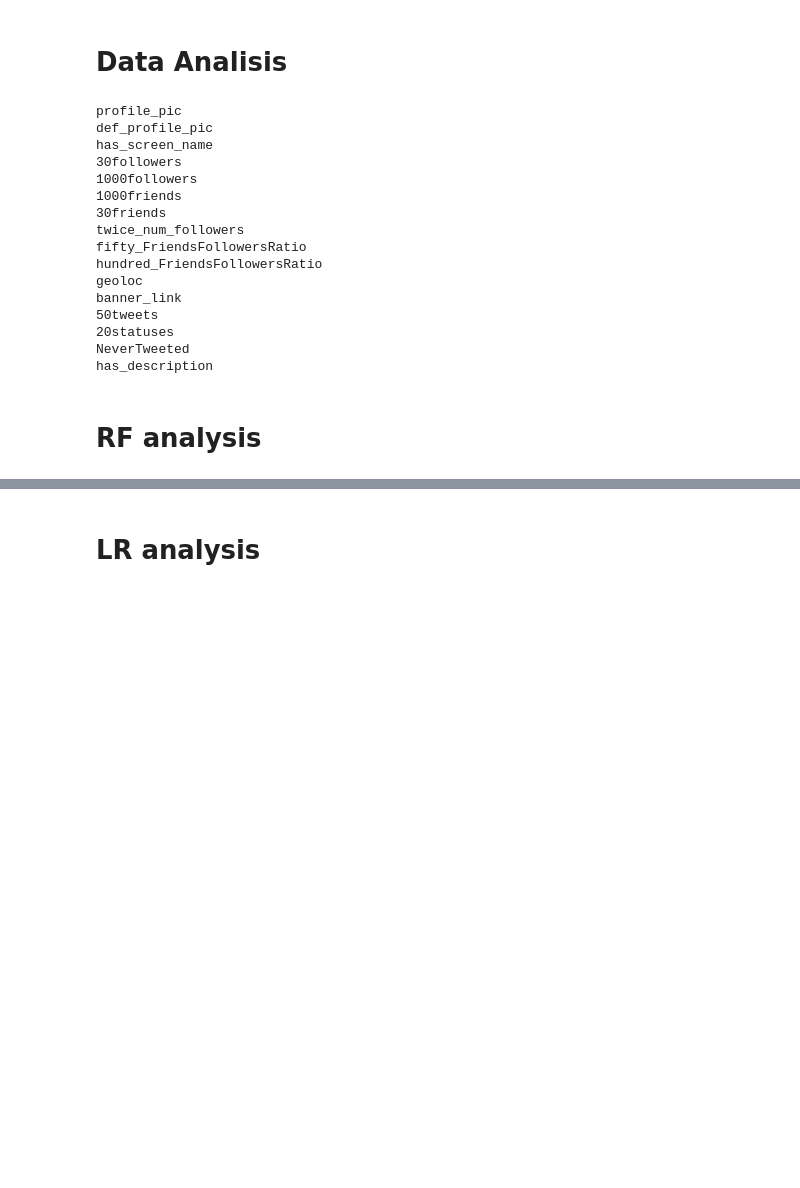
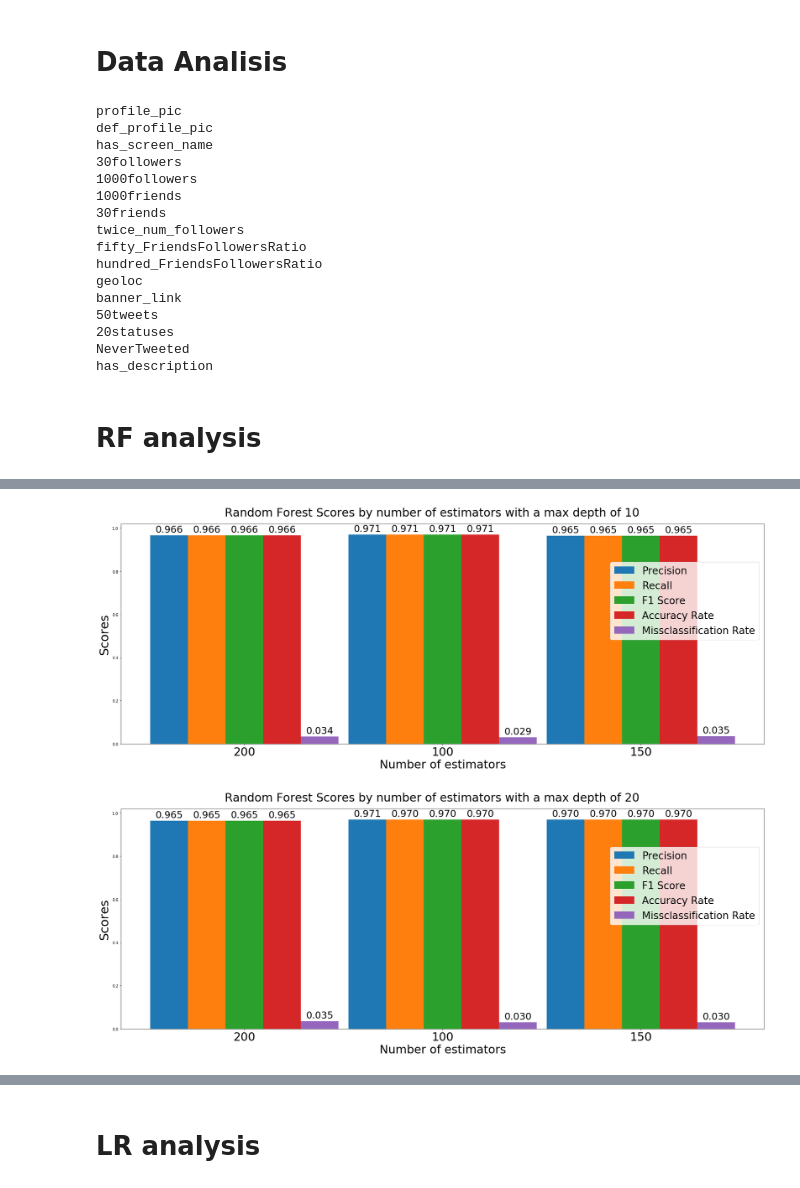
Before and after one commit to toful/BotDetector, a Jupyter notebook: src/DataAnalisis.ipynb, the cells around one changed output, grey strips where cells are left out. Saved outputs shown, nothing was run; the diff lists cells and outputs as text; code cells hidden in the pictures; blank space fills up the shorter version.

```diff
--- a/src/DataAnalisis.ipynb
+++ b/src/DataAnalisis.ipynb
@@ -39,10 +39,5 @@ df_list += [ shuffle( pd.concat( [ real, fakeFollowers ], sort=False ) ) ]
 df_list += [ shuffle( pd.concat( [ real, socialSpamBots1, socialSpamBots2, socialSpamBots3 ], sort=False ) ) ]
 df_list += [ shuffle( pd.concat( [ real, fakeFollowers, socialSpamBots1, socialSpamBots2, socialSpamBots3 ], sort=False ) ) ]
 
-fakeFollowers['knownbot'] = 2
-df_list += [ shuffle( pd.concat( [ real, fakeFollowers, socialSpamBots1, socialSpamBots2, socialSpamBots3 ], sort=False ) ) ]
-#df = shuffle( df )
-#print df.head()
-#print df.info()
 
 os.chdir( path )
@@ -162,13 +166,12 @@ has_description
 # %% [markdown]
 # RF analysis
 # %%
-def train_model( X, y, name ):
+def train_model_v0( X, y, name ):
     num_cv_iterations = 3
     num_instances = len(y)
     cv_object = ShuffleSplit( n_splits=num_cv_iterations, test_size = 0.2 )
 
     # first we create a reusable logisitic regression and random forest objects
-    lr_clf = LogisticRegression( penalty='l2', C=1.0, class_weight=None ) # get object
     rf_clf = RandomForestClassifier(n_estimators=100, max_depth=10, random_state=0)
 
     iter_num=0
@@ -208,5 +252,11 @@ def train_model( X, y, name ):
 # %%
 names = [ 'fakeFollowers', 'spamBots', 'mix' ]
+results={}
+results2={}
 for i in range( len( names ) ):
-    print( "Creating a model to detect:" + names[i] )
-    train_model( XX[i], yy[i], names[i] )
+    results[names[i]] = {}
+    results2[names[i]] = {}
+    for max_depth in [10, 20]:
+        results2[names[i]][max_depth] = {}
+        for n_estimators in [100, 150, 200]:
+            train_model( XX[i], yy[i], names[i], n_estimators, max_depth, results[names[i]], results2[names[i]][max_depth] )
@@ -230,0 +318,6 @@ TP - True Positive 1550
+# %%
+draw_results( results2['fakeFollowers'][10], 10 )
+draw_results( results2['fakeFollowers'][20], 20 )
+# %% [output]
+[figure, added]
+[figure, added]
```
Also changed, not shown: parts of 22 cells of this notebook, 9 other files.
